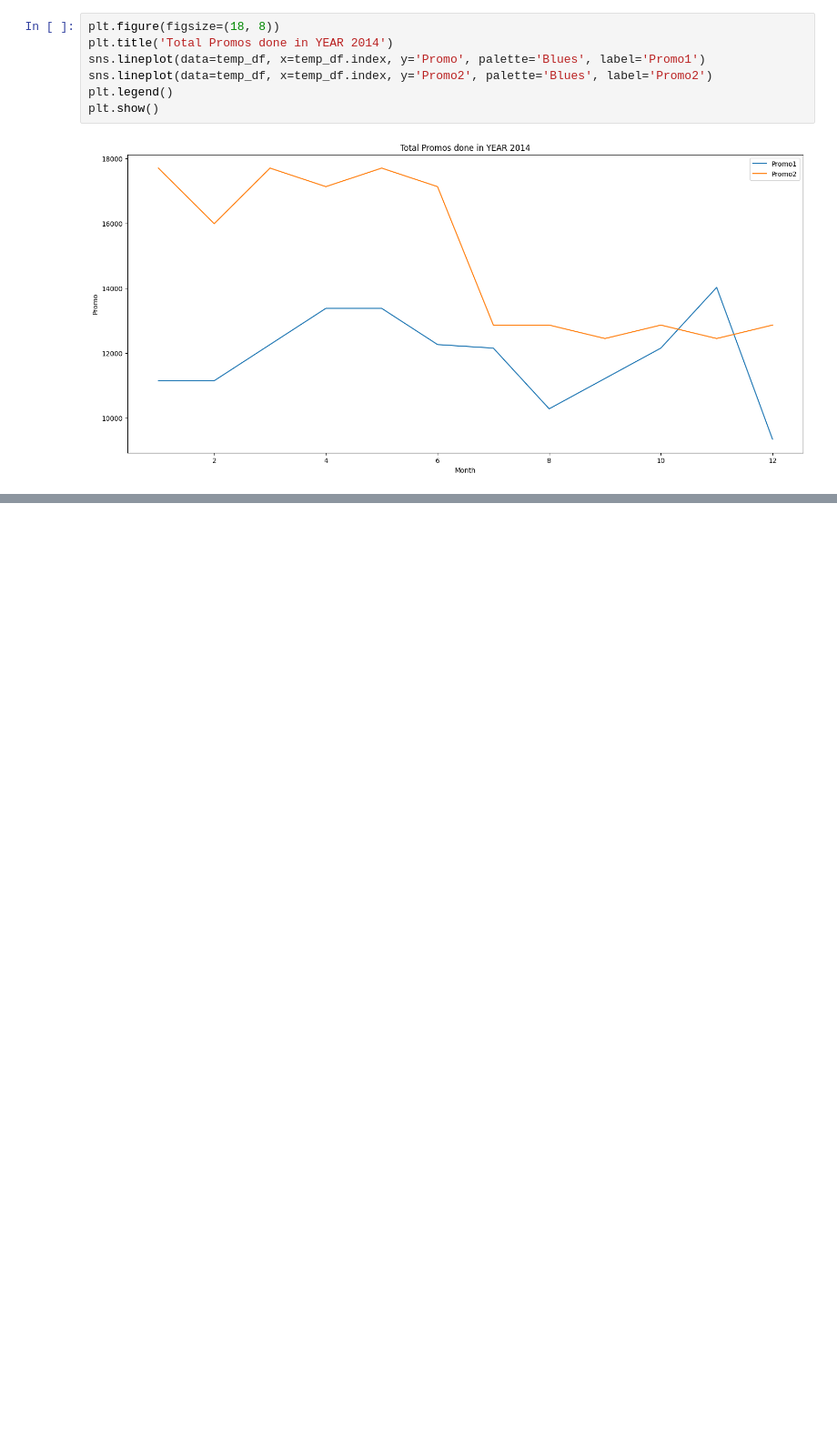
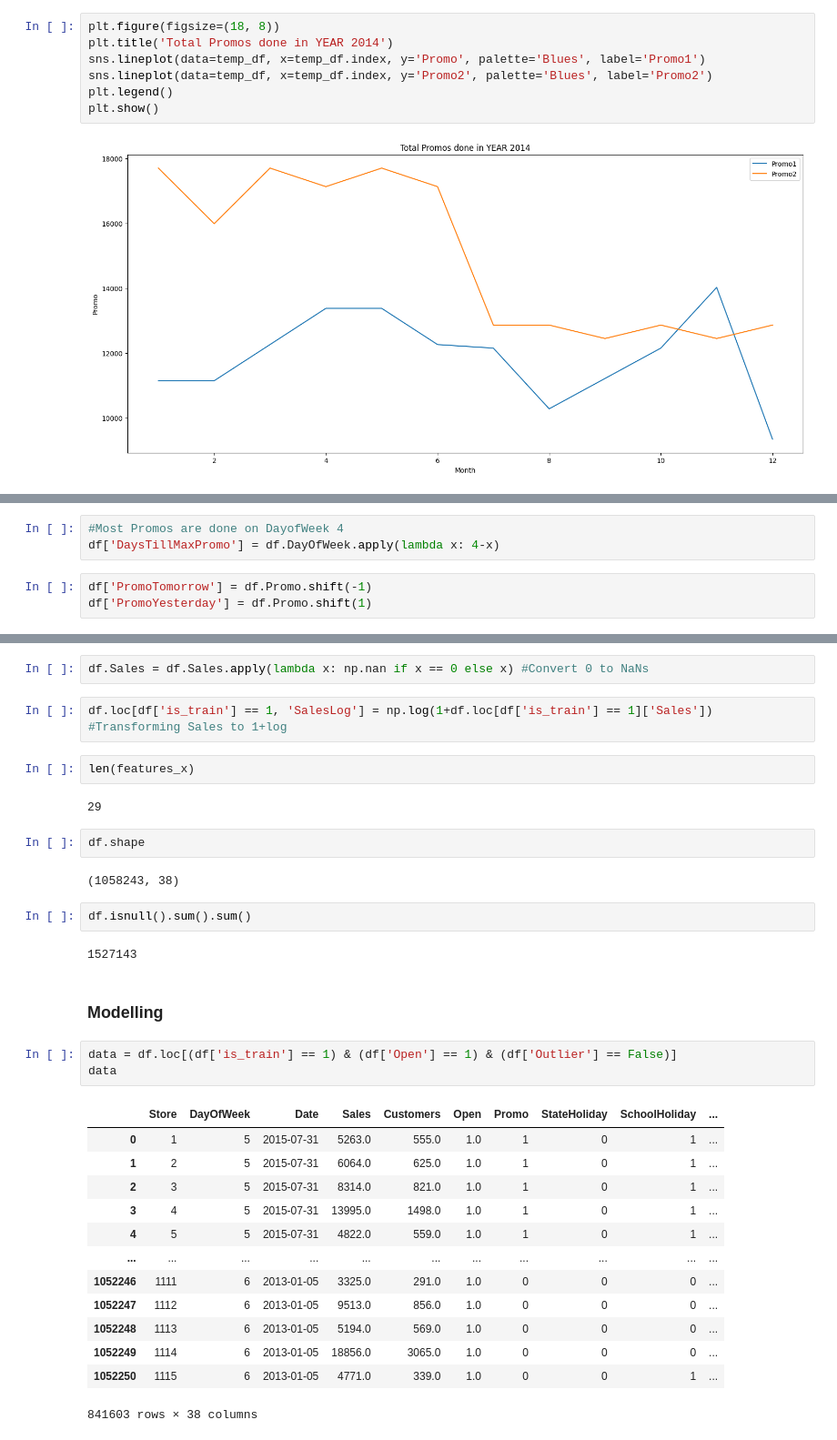
Before and after one commit to susannahsu/rossman-store-sales, a Jupyter notebook: rossman_sales_prediction.ipynb, the cells around one changed output, grey strips where cells are left out. Shown at 91% size. Saved outputs shown, nothing was run; the diff lists cells and outputs as text; blank space fills up the shorter version.

```diff
--- a/rossman_sales_prediction.ipynb
+++ b/rossman_sales_prediction.ipynb
@@ -357,0 +664,6 @@ plt.show()
+# %%
+#Most Promos are done on DayofWeek 4
+df['DaysTillMaxPromo'] = df.DayOfWeek.apply(lambda x: 4-x)
+# %%
+df['PromoTomorrow'] = df.Promo.shift(-1)
+df['PromoYesterday'] = df.Promo.shift(1)
@@ -357,0 +674,35 @@ plt.show()
+# %%
+df.Sales = df.Sales.apply(lambda x: np.nan if x == 0 else x) #Convert 0 to NaNs
+# %%
+df.loc[df['is_train'] == 1, 'SalesLog'] = np.log(1+df.loc[df['is_train'] == 1]['Sales']) #Transforming Sales to 1+log
+# %%
+len(features_x)
+# %% [output]
+29
+# %%
+df.shape
+# %% [output]
+(1058243, 38)
+# %%
+df.isnull().sum().sum()
+# %% [output]
+1527143
+# %% [markdown]
+### Modelling
+# %%
+data = df.loc[(df['is_train'] == 1) & (df['Open'] == 1) & (df['Outlier'] == False)]
+data
+# %% [output]
+|  | Store | DayOfWeek | Date | Sales | Customers | Open | Promo | StateHoliday | SchoolHoliday | ... |
+| 0 | 1 | 5 | 2015-07-31 | 5263.0 | 555.0 | 1.0 | 1 | 0 | 1 | ... |
+| 1 | 2 | 5 | 2015-07-31 | 6064.0 | 625.0 | 1.0 | 1 | 0 | 1 | ... |
+| 2 | 3 | 5 | 2015-07-31 | 8314.0 | 821.0 | 1.0 | 1 | 0 | 1 | ... |
+| 3 | 4 | 5 | 2015-07-31 | 13995.0 | 1498.0 | 1.0 | 1 | 0 | 1 | ... |
+| 4 | 5 | 5 | 2015-07-31 | 4822.0 | 559.0 | 1.0 | 1 | 0 | 1 | ... |
+| ... | ... | ... | ... | ... | ... | ... | ... | ... | ... | ... |
+| 1052246 | 1111 | 6 | 2013-01-05 | 3325.0 | 291.0 | 1.0 | 0 | 0 | 0 | ... |
+| 1052247 | 1112 | 6 | 2013-01-05 | 9513.0 | 856.0 | 1.0 | 0 | 0 | 0 | ... |
+| 1052248 | 1113 | 6 | 2013-01-05 | 5194.0 | 569.0 | 1.0 | 0 | 0 | 0 | ... |
+| 1052249 | 1114 | 6 | 2013-01-05 | 18856.0 | 3065.0 | 1.0 | 0 | 0 | 0 | ... |
+| 1052250 | 1115 | 6 | 2013-01-05 | 4771.0 | 339.0 | 1.0 | 0 | 0 | 1 | ... |
+841603 rows × 38 columns
```
Also changed, not shown: parts of 54 cells of this notebook.
